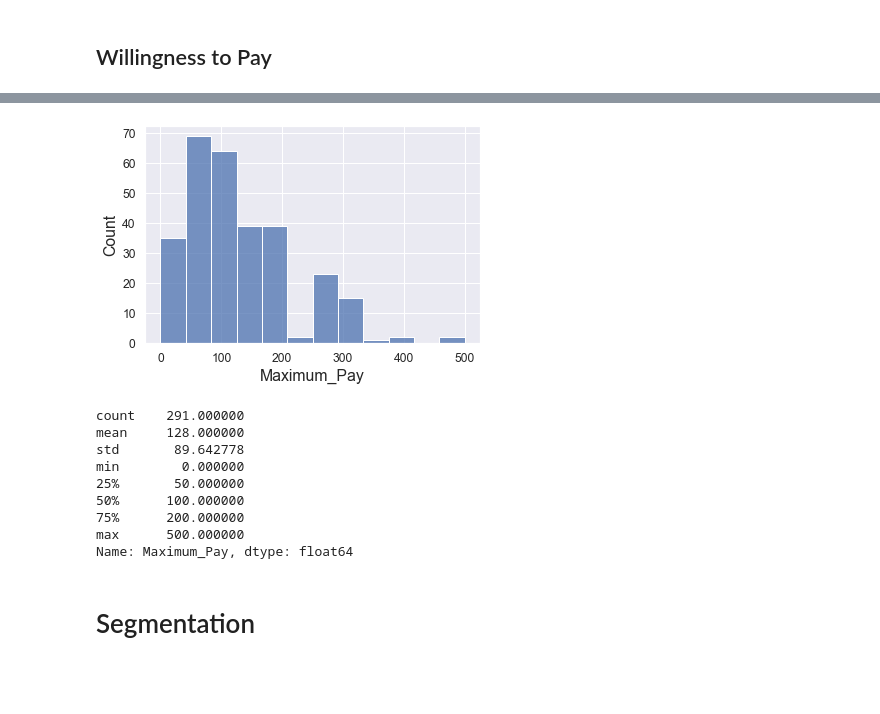
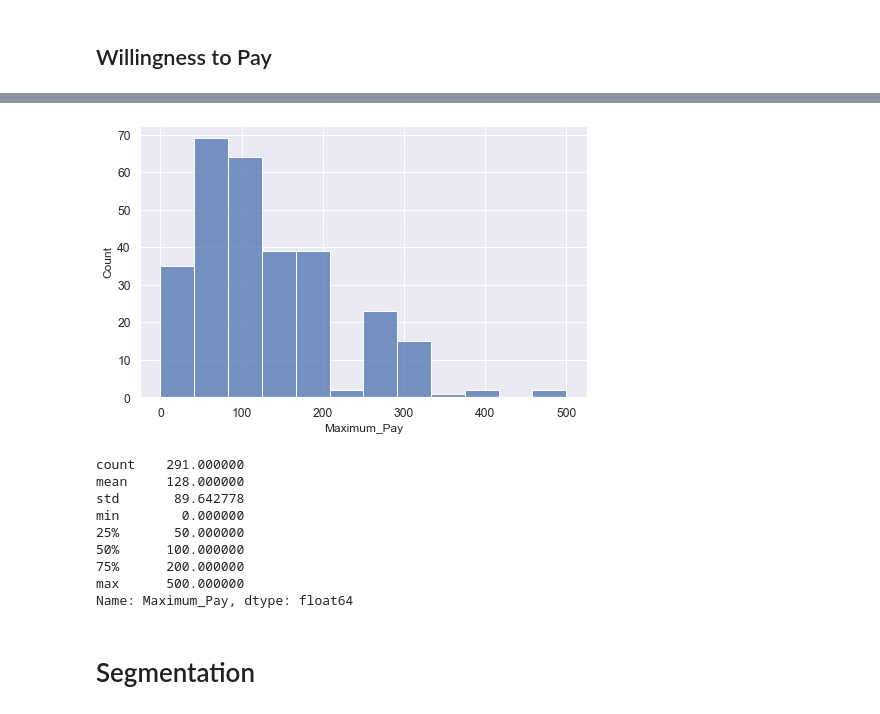
Before and after one commit to markhary/emba912_survey, a Jupyter notebook: ruby.ipynb, the cells around one changed output, grey strips where cells are left out. Cells and saved outputs as stored; diff of their text form; code cells hidden in the pictures; blank space fills up the shorter version.

```diff
--- a/ruby.ipynb
+++ b/ruby.ipynb
@@ -497,10 +532,11 @@ survey_data[columns].describe()
 # %%
 column = "Maximum_Pay";
+fig = plt.figure(figsize=(8,5));
 survey_data_filtered = survey_data[survey_data[column]<1000][column]
 create_histogram(survey_data_filtered, column)
 survey_data_filtered.describe()
 # %% [output]
-[figure, old version]
+[figure, new version]
 count    291.000000
 mean     128.000000
 std       89.642778
```
Also changed, not shown: parts of 5 cells of this notebook, 13 other files.
